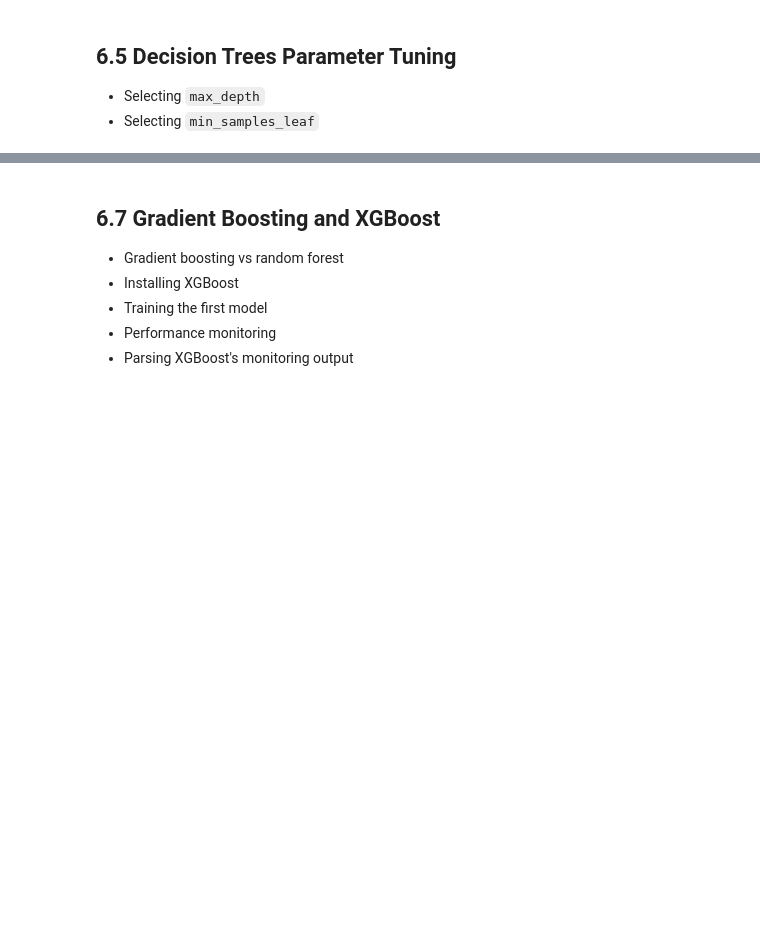
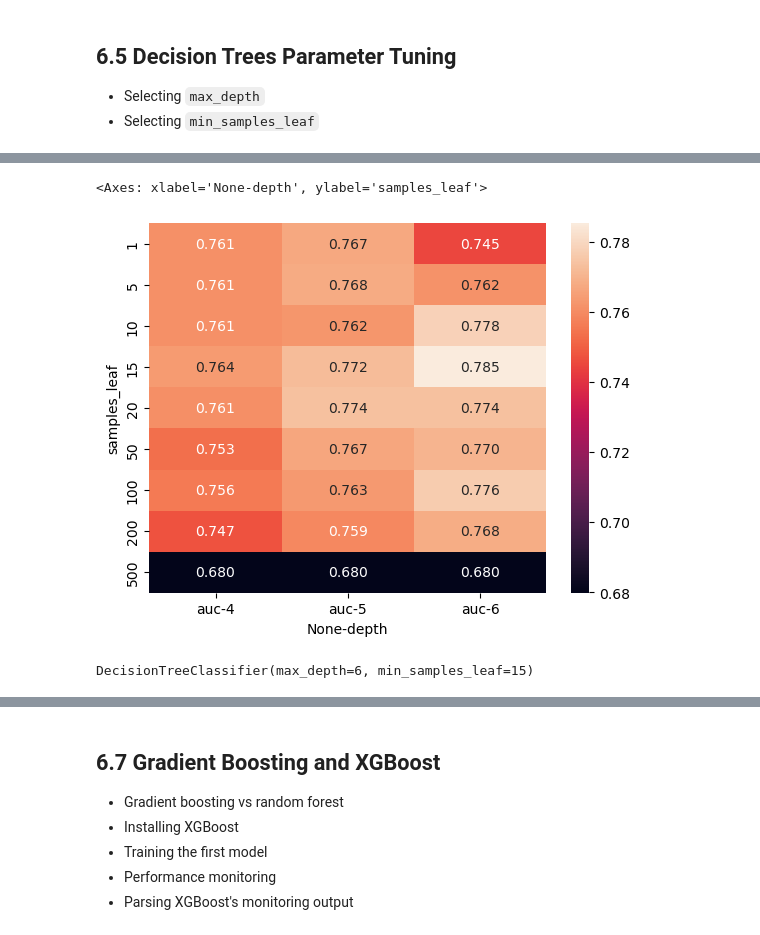
Before and after one commit to okellodaniel/ML_Scholar, a Jupyter notebook: 06-decision-trees/notebook.ipynb, the cells around one changed output, grey strips where cells are left out. Cells and saved outputs as stored; diff of their text form; code cells hidden in the pictures; blank space fills up the shorter version.

```diff
--- a/06-decision-trees/notebook.ipynb
+++ b/06-decision-trees/notebook.ipynb
@@ -404,0 +570,16 @@ print(tree_text)
+# %%
+sample_min_leaf = [1, 5, 10, 15, 20, 50, 100, 200,500]
+# %%
+scores = []
+for m in [4,5,6]:
+    print('depth: %s' % m)
+
+    for s in sample_min_leaf:
+        dt = DecisionTreeClassifier(max_depth=m,min_samples_leaf=s)
+        dt.fit(X_train,y_train)
+
+        y_pred = dt.predict_proba(X_val)[:,1]
+        auc = roc_auc_score(y_val,y_pred)
+        print('%s -> %.3f' % (s, auc))
+        scores.append((m,s,auc))
+    print()
@@ -404,0 +604,3 @@ print(tree_text)
+# %%
+df_scores = pd.DataFrame(scores,columns=['depth','samples_leaf','auc'])
+df_scores.head()
@@ -404,0 +623,3 @@ print(tree_text)
+# %%
+df_scores_pivot = df_scores.pivot(index='samples_leaf',columns=['depth'],values=['auc'])
+df_scores_pivot
@@ -405,3 +639,14 @@ print(tree_text)
+# %%
+sns.heatmap(df_scores_pivot,annot=True,fmt='.3f')
+# %% [output]
+<Axes: xlabel='None-depth', ylabel='samples_leaf'>
+[figure, added]
+# %%
+# After all this, go with the final decision tree
+dt = DecisionTreeClassifier(max_depth=6,min_samples_leaf=15)
+dt.fit(X_train,y_train)
+# %% [output]
+DecisionTreeClassifier(max_depth=6, min_samples_leaf=15)
 # %% [markdown]
 ## 6.6 Ensembles and Random Forest
 - Board of experts
```
Also changed, not shown: parts of 41 cells of this notebook, 2 other files.
